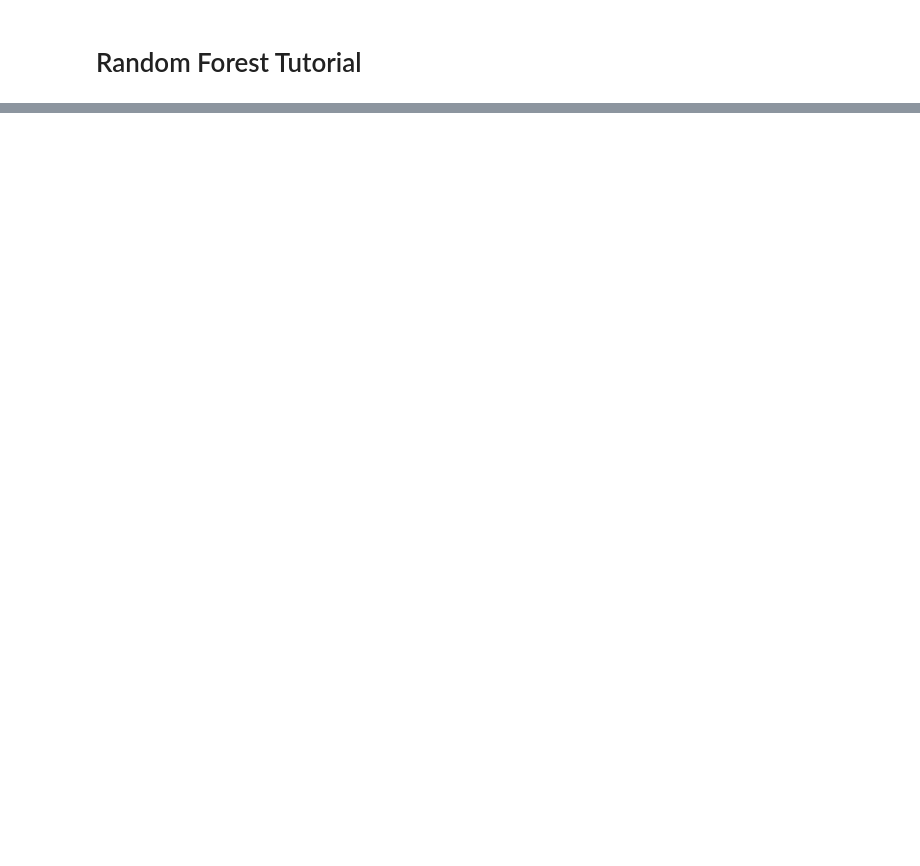
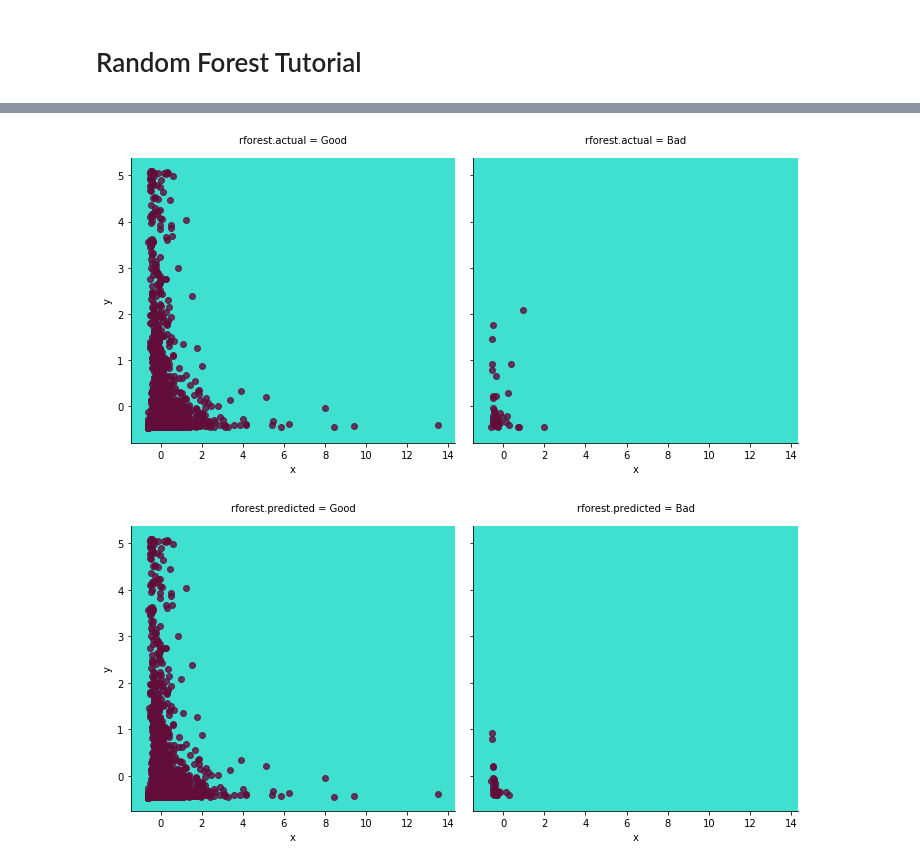
Before and after one commit to Anand191/AppliedDL, a Jupyter notebook: Random_Forest.ipynb, the cells around one changed output, grey strips where cells are left out. Cells and saved outputs as stored; diff of their text form; code cells hidden in the pictures; blank space fills up the shorter version.

```diff
--- a/Random_Forest.ipynb
+++ b/Random_Forest.ipynb
@@ -87,0 +86,4 @@ Accuracy: 94.07 %.
+# %%
+filepath = 'resources/anomaly_datasets/mammography.mat'
+df_mammography = read_mat(filepath)
+df_mammography.head()
@@ -87,0 +97,20 @@ Accuracy: 94.07 %.
+# %%
+Data = df_mammography.iloc[:,0:df_mammography.shape[1]-1].values
+Target = df_mammography['label'].values
+X_train, X_test, y_train, y_test = train_test_split(Data, Target, test_size=0.2, random_state=rng, stratify=Target)
+print('Training Features Shape:', X_train.shape)
+print('Training Labels Shape:', y_train.shape)
+print('Testing Features Shape:', X_test.shape)
+print('Testing Labels Shape:', y_test.shape)
+
+#criterion = measure the quality of a split, a good split will lead to better class division among samples.
+
+#A split point at any depth will only be considered if it leaves at least min_samples_leaf training samples
+#in each of the left and right branches.
+
+#max_features = no. of features to consider when looking for the best split. When "auto", max_features = sqrt(num_features)
+
+rfc = RandomForestClassifier(n_estimators=100, random_state=rng, max_features="auto",
+                                 class_weight='balanced', n_jobs=-1)
+
+rfc.fit(X_train,y_train)
@@ -87,0 +130,7 @@ Accuracy: 94.07 %.
+# %%
+df1_rf, plot_x, plot_y, cols = plot_prep((X_test, y_test),rfc, 0, 0, "rforest")
+plot_data(df1_rf, x=plot_x, y=plot_y, col=cols[0])
+plot_data(df1_rf, x=plot_x, y=plot_y, col=cols[1])
+# %% [output]
+[figure, added]
+[figure, added]
```
Also changed, not shown: parts of 19 cells of this notebook, 1 other file.
